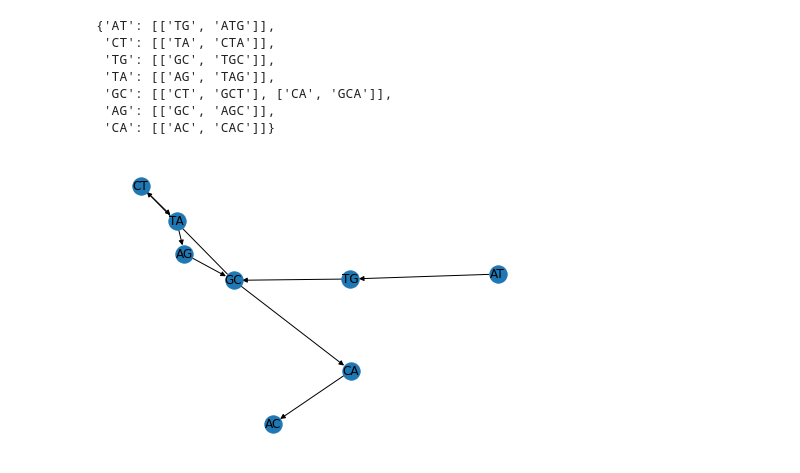
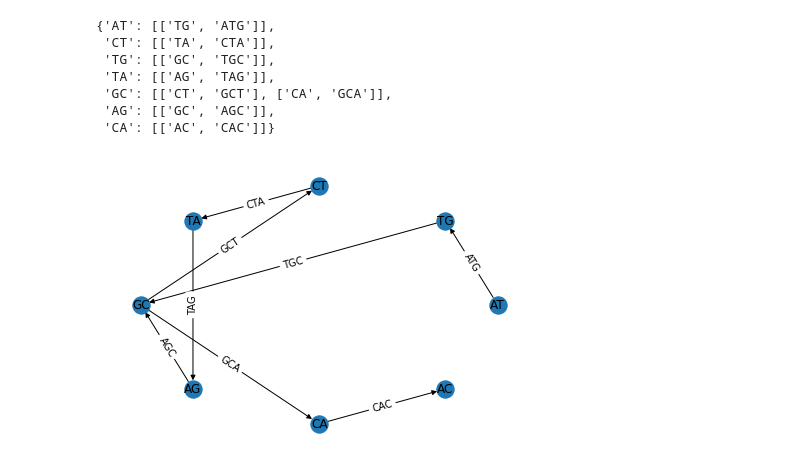
Before and after one commit to Abhinavxox/BIOinformatics, a Jupyter notebook: BIO3/BIO_LAB5.ipynb, the cells around one changed output. Cells and saved outputs as stored; diff of their text form; code cells hidden in the pictures.

```diff
--- a/BIO3/BIO_LAB5.ipynb
+++ b/BIO3/BIO_LAB5.ipynb
@@ -64,21 +64,17 @@ graph
 # %%
 #visualise the graph using networkx
 import networkx as nx
 import matplotlib.pyplot as plt
 G = nx.DiGraph()
 for key in graph:
     for value in graph[key]:
-        G.add_edge(key, value[0])
+        G.add_edge(key, value[0], weight = value[1])
 
-#add edge labels to graph
-edge_labels = {}
-for key in graph:
-    for value in graph[key]:
-        edge_labels[(key, value[0])] = value[1]
-
+pos = nx.circular_layout(G)
 #draw graph
-nx.draw(G, pos=nx.spring_layout(G), with_labels=True)
-nx.draw_networkx_edge_labels(G, pos=nx.spring_layout(G), edge_labels=edge_labels)
+nx.draw(G, pos, with_labels=True)
+edge_labels = dict([((n1, n2), d['weight']) for n1, n2, d in G.edges(data=True)])
+nx.draw_networkx_edge_labels(G, pos, edge_labels=edge_labels)
 plt.show()
 # %% [output]
-[figure, old version]
+[figure, new version]
```
